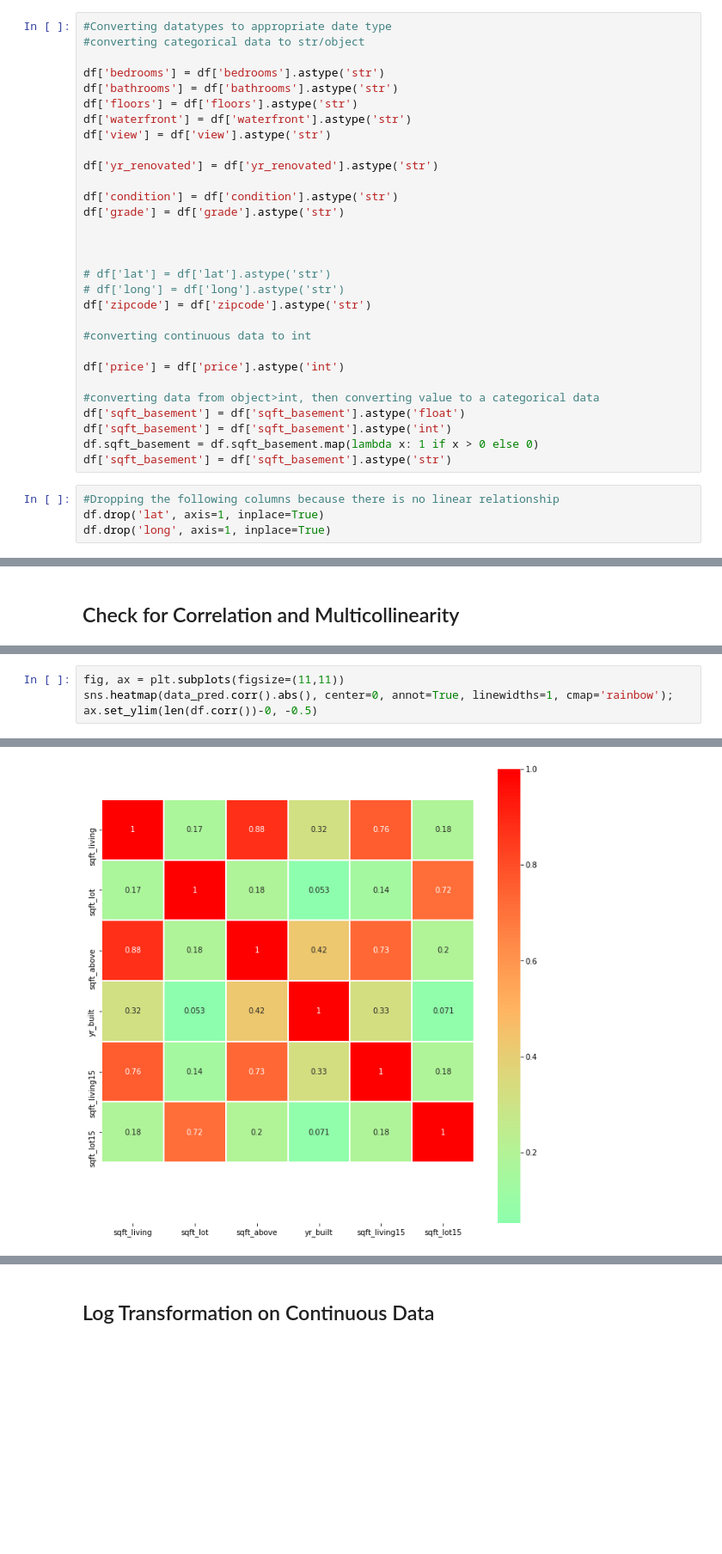
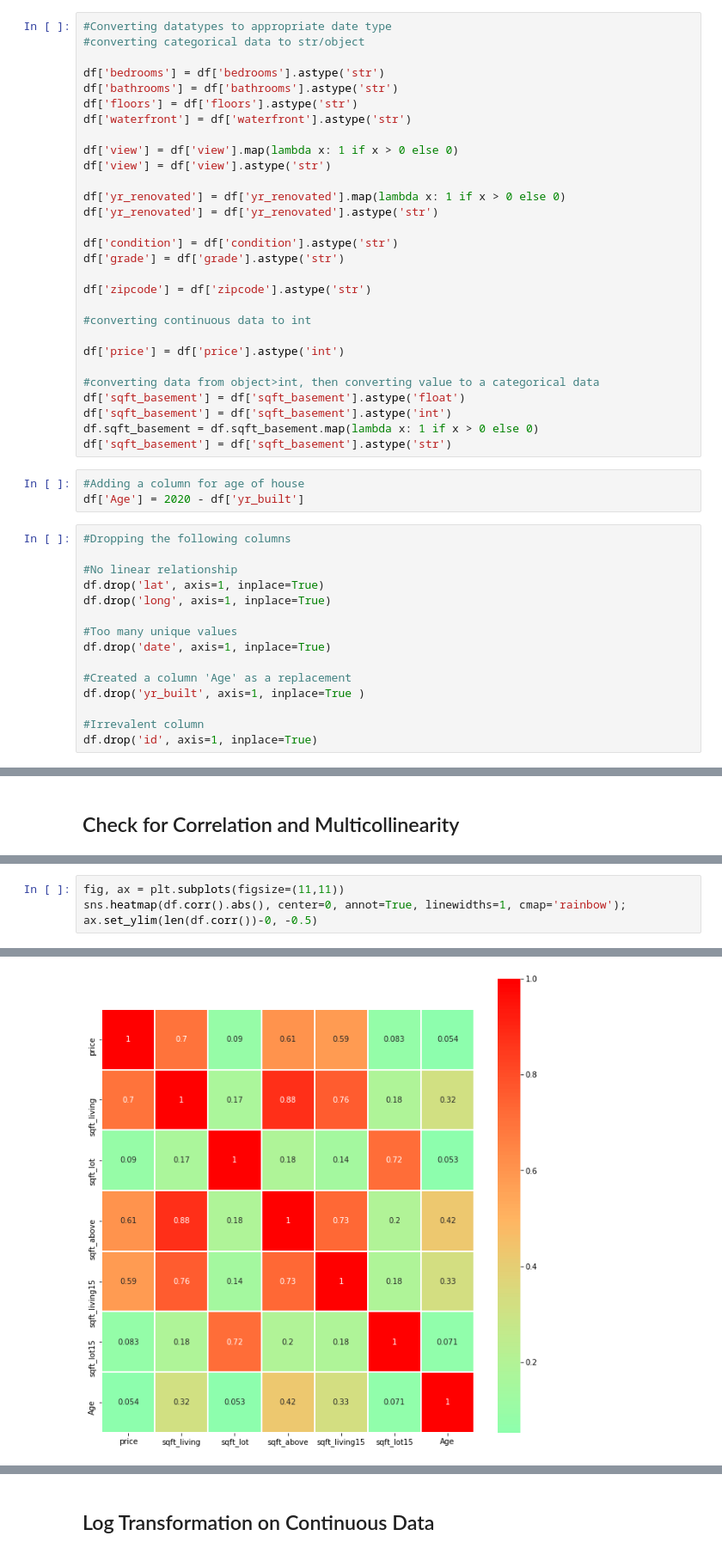
Before and after one commit to hpatel530/dsc-mod-2-project-v2-1-onl01-dtsc-ft-070620, a Jupyter notebook: student.ipynb, the cells around one changed output, grey strips where cells are left out. Shown at 86% size. Cells and saved outputs as stored; diff of their text form; blank space fills up the shorter version.

```diff
--- a/student.ipynb
+++ b/student.ipynb
@@ -292,17 +346,16 @@ df['bedrooms'] = df['bedrooms'].astype('str')
 df['bathrooms'] = df['bathrooms'].astype('str')
 df['floors'] = df['floors'].astype('str')
 df['waterfront'] = df['waterfront'].astype('str')
+
+df['view'] = df['view'].map(lambda x: 1 if x > 0 else 0)
 df['view'] = df['view'].astype('str')
 
+df['yr_renovated'] = df['yr_renovated'].map(lambda x: 1 if x > 0 else 0)
 df['yr_renovated'] = df['yr_renovated'].astype('str')
 
 df['condition'] = df['condition'].astype('str')
 df['grade'] = df['grade'].astype('str')
 
-
-
-# df['lat'] = df['lat'].astype('str')
-# df['long'] = df['long'].astype('str')
 df['zipcode'] = df['zipcode'].astype('str')
 
 #converting continuous data to int
@@ -314,10 +367,24 @@ df['sqft_basement'] = df['sqft_basement'].astype('float')
 df['sqft_basement'] = df['sqft_basement'].astype('int')
 df.sqft_basement = df.sqft_basement.map(lambda x: 1 if x > 0 else 0)
 df['sqft_basement'] = df['sqft_basement'].astype('str')
+# %%
+#Adding a column for age of house
+df['Age'] = 2020 - df['yr_built']
 # %%
-#Dropping the following columns because there is no linear relationship
+#Dropping the following columns
+
+#No linear relationship
 df.drop('lat', axis=1, inplace=True)
 df.drop('long', axis=1, inplace=True)
+
+#Too many unique values
+df.drop('date', axis=1, inplace=True)
+
+#Created a column 'Age' as a replacement
+df.drop('yr_built', axis=1, inplace=True )
+
+#Irrevalent column
+df.drop('id', axis=1, inplace=True)
 # %%
 #confirming changes
 df.info()
@@ -432,7 +462,7 @@ df_corr
 # %%
 fig, ax = plt.subplots(figsize=(11,11))
-sns.heatmap(data_pred.corr().abs(), center=0, annot=True, linewidths=1, cmap='rainbow');
+sns.heatmap(df.corr().abs(), center=0, annot=True, linewidths=1, cmap='rainbow');
 ax.set_ylim(len(df.corr())-0, -0.5)
 # %% [output]
 (7, -0.5)
-[figure, old version]
+[figure, new version]
```
Also changed, not shown: parts of 58 cells of this notebook.
